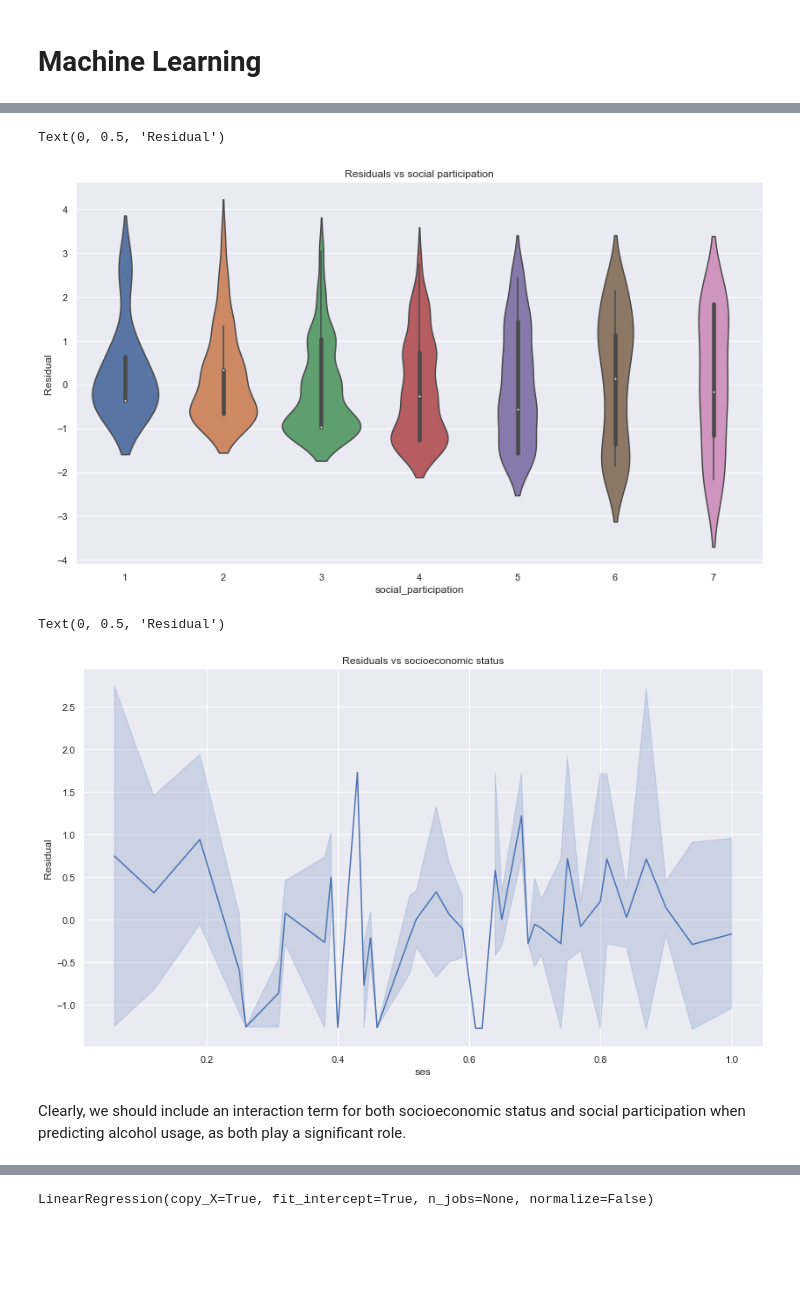
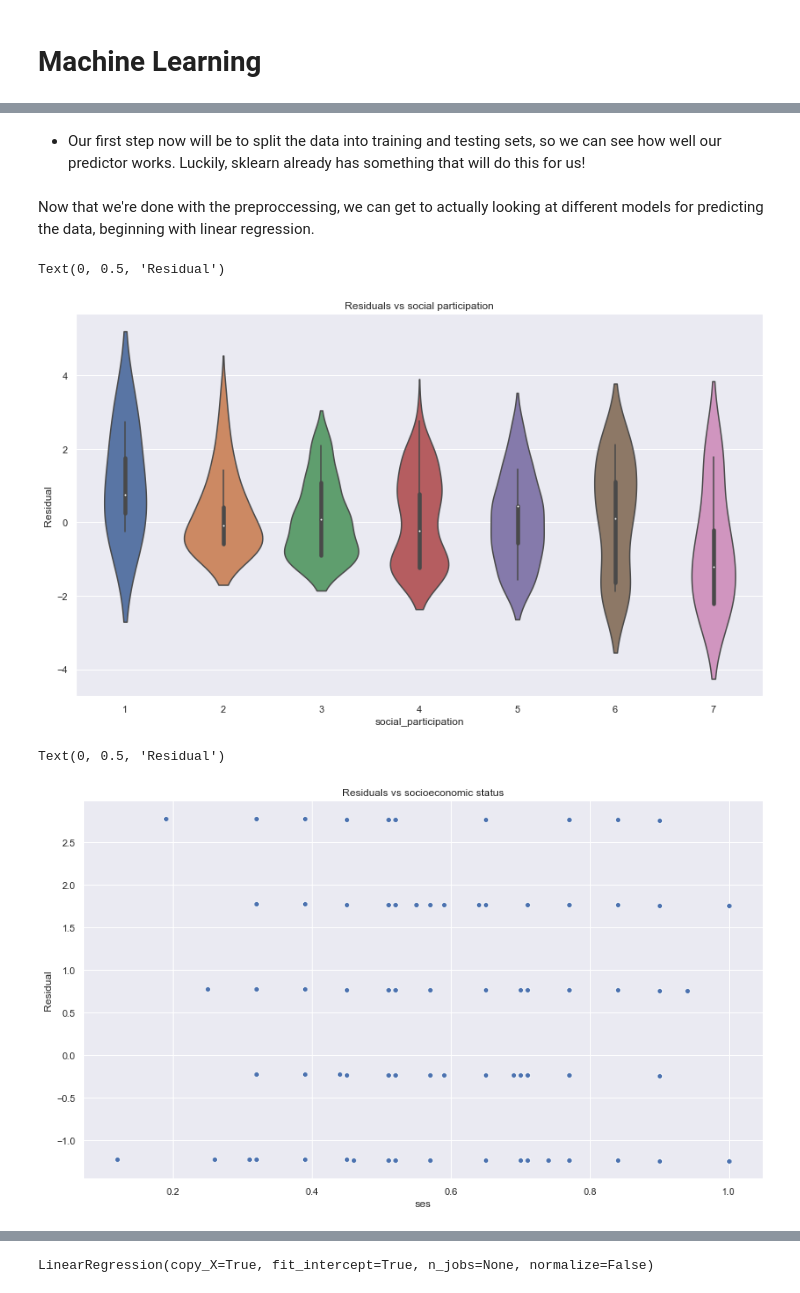
Before and after one commit to natanoliff/natanoliff.github.io, a Jupyter notebook: Alcohol_Consumption.ipynb, the cells around one changed output, grey strips where cells are left out. Drawn from its saved outputs; the diff is of its cells as text; code cells hidden in the pictures; blank space fills up the shorter version.

```diff
--- a/Alcohol_Consumption.ipynb
+++ b/Alcohol_Consumption.ipynb
@@ -226,15 +227,31 @@ for col in ['failures','higher','Fedu','studytime']:
+# %% [markdown]
+* Our first step now will be to split the data into training and testing sets, so we can see how well our predictor works. Luckily, sklearn already has something that will do this for us!
+# %%
+X_social = data[['social_participation']]
+X_ses = data[['ses']]
+y_alc = data['Weekend_alc']
+
+X_train_social, X_test_social, y_train_social, y_test_social = train_test_split(X_social, y_alc, test_size=0.33)
+X_train_ses, X_test_ses, y_train_ses, y_test_ses = train_test_split(X_ses,y_alc,test_size = 0.33)
+
+y_train_social = preprocessing.LabelEncoder().fit_transform(y_train_social)
+y_test_social = preprocessing.LabelEncoder().fit_transform(y_test_social)
+
+y_train_ses = preprocessing.LabelEncoder().fit_transform(y_train_ses)
+y_test_ses = preprocessing.LabelEncoder().fit_transform(y_test_ses)
+# %% [markdown]
+Now that we're done with the preproccessing, we can get to actually looking at different models for predicting the data, beginning with linear regression.
 # %%
-sp = [[el] for el in data['social_participation']]
 regr = linear_model.LinearRegression()
-reg = regr.fit(sp, data[['Weekend_alc']])
-predictions = reg.predict(sp).flatten()
-residuals1 = data['Weekend_alc'] - predictions
+reg = regr.fit(X_train_social, y_train_social)
+predictions = reg.predict(X_test_social).flatten()
+residuals1 = y_test_social - predictions
 # %%
 plt.subplots(figsize=(14, 8))
-v = sns.violinplot(x='social_participation', y=residuals1, data=data)
+v = sns.violinplot(x='social_participation', y=residuals1, data=X_test_social)
 v.set_title("Residuals vs social participation")
 v.set_ylabel("Residual")
 # %% [output]
 Text(0, 0.5, 'Residual')
-[figure, old version]
+[figure, new version]
 # %%
@@ -246,10 +262,8 @@ residuals2 = data['Weekend_alc'] - predictions
 # %%
 plt.subplots(figsize=(14, 8))
-v = sns.lineplot(x='ses', y=residuals2, data=data)
+v = sns.scatterplot(x='ses', y=residuals2, data=X_test_ses)
 v.set_title("Residuals vs socioeconomic status")
 v.set_ylabel("Residual")
 # %% [output]
 Text(0, 0.5, 'Residual')
-[figure, old version]
+[figure, new version]
-# %% [markdown]
-Clearly, we should include an interaction term for both socioeconomic status and social participation when predicting alcohol usage, as both play a significant role.
```
Also changed, not shown: parts of 36 cells of this notebook.
